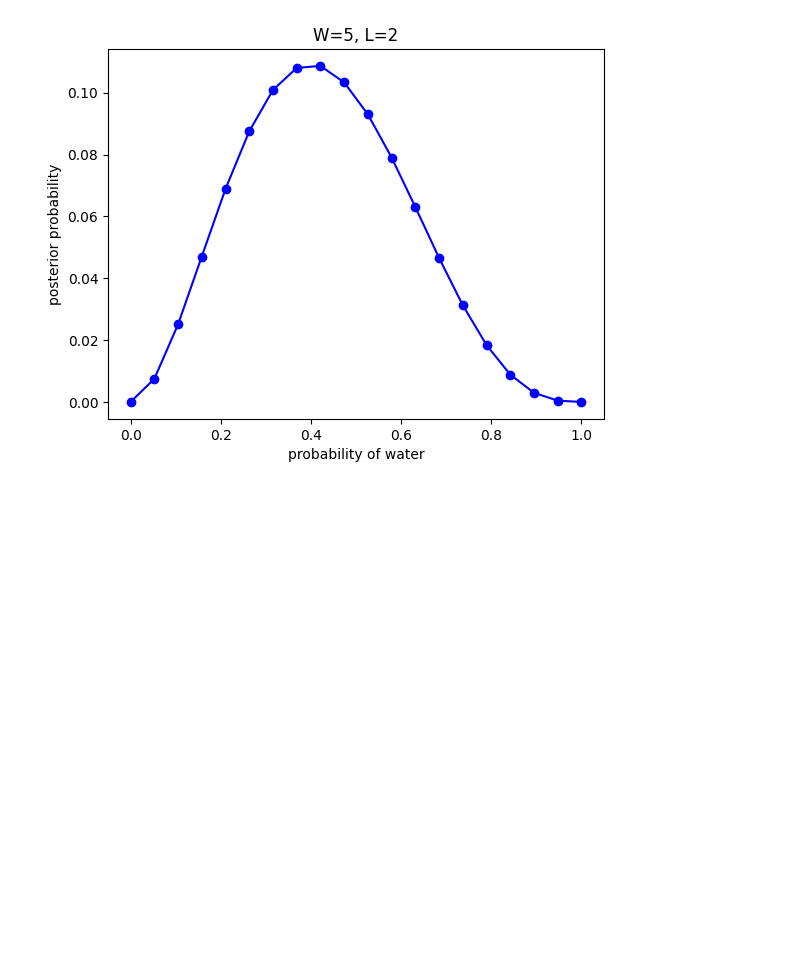
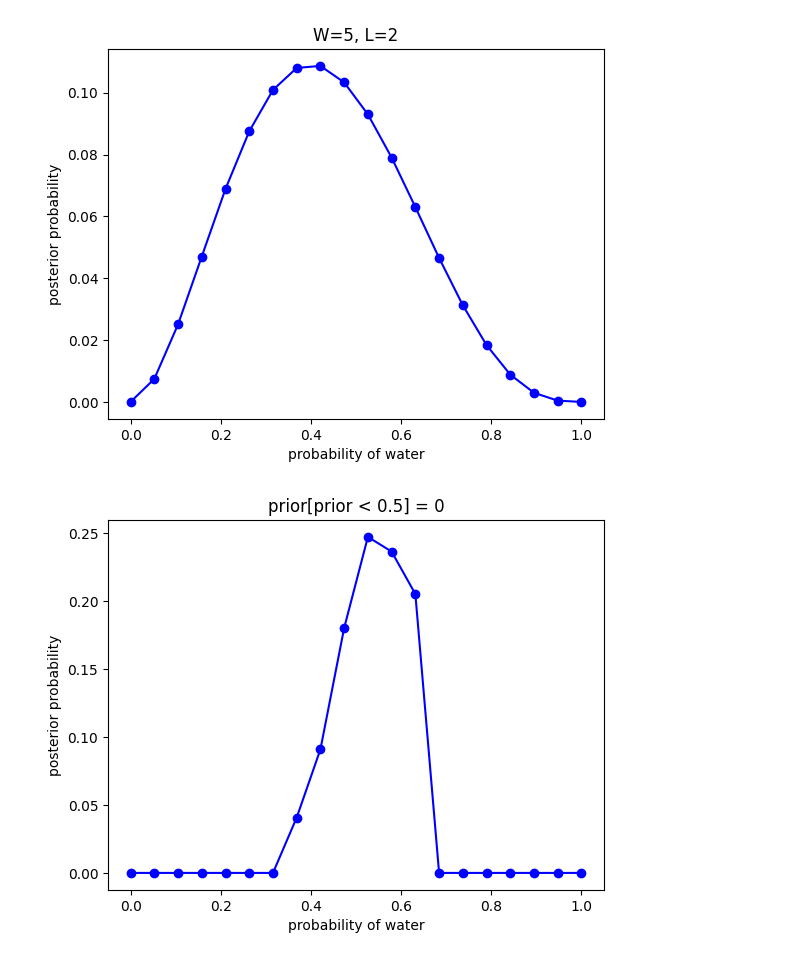
Before and after one commit to beckspark/statistical_rethinking_a_bayesian_course, a Jupyter notebook: notebooks/02_bayesian_analysis.ipynb, the cells around one changed output. Drawn from its saved outputs; the diff is of its cells as text; code cells hidden in the pictures; blank space fills up the shorter version.

```diff
--- a/notebooks/02_bayesian_analysis.ipynb
+++ b/notebooks/02_bayesian_analysis.ipynb
@@ -269,3 +269,20 @@ compute_and_plot_graph_approximation(
 )
 # %% [output]
 [figure]
+# %%
+# 2M2
+p_grid = np.linspace(0, 1, 20)
+prior = np.exp(-5 * np.abs(p_grid - 0.5))
+prior[prior < 0.5] = 0 # Use numpy vectorized comparison
+# %%
+compute_and_plot_graph_approximation(
+    prior = prior,
+    p_grid = p_grid,
+    W=9,
+    L=6,
+    xlabel="probability of water",
+    ylabel="posterior probability",
+    title="prior[prior < 0.5] = 0"
+)
+# %% [output]
+[figure, added]
```
